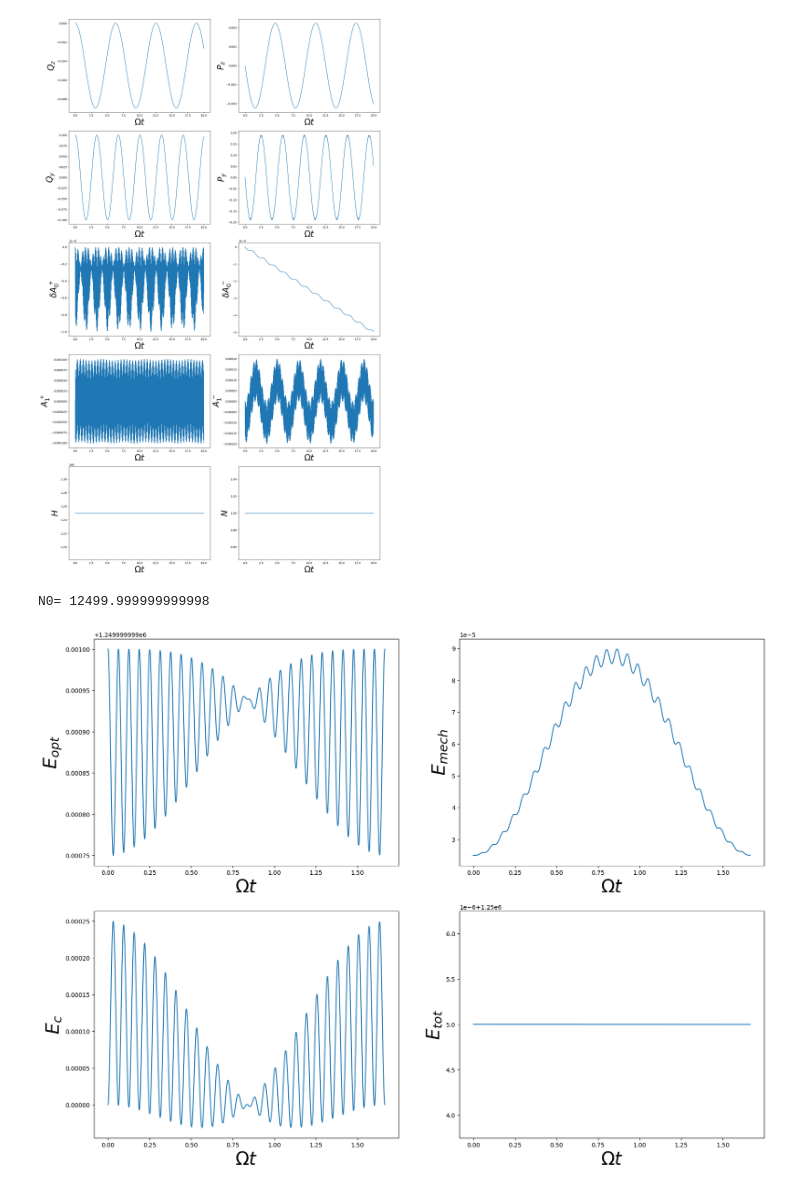
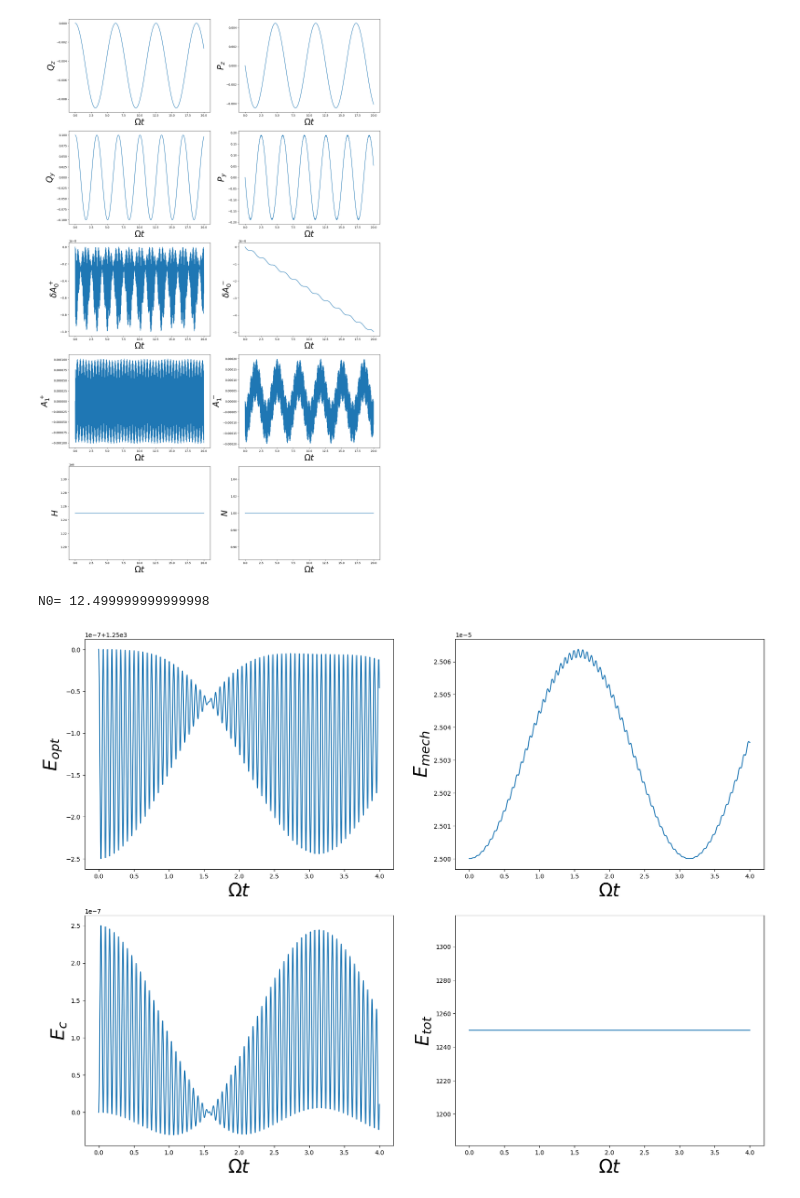
Before and after one commit to Satyamjha2/Optomechanics, a Jupyter notebook: new_model_plots.ipynb, the cells around one changed output. Saved outputs shown, nothing was run; the diff lists cells and outputs as text; code cells hidden in the pictures.

```diff
--- a/new_model_plots.ipynb
+++ b/new_model_plots.ipynb
@@ -58,8 +58,8 @@ plt.show()
 N0= 1.2499999999999997e+22
 [figure]
 # %%
-tf=1e1
-P_c=0.1 ############### CRITICAL parameter
+tf=4e0
+P_c=0.01 ############### CRITICAL parameter
 g_y=1e-1
 N0=(P_c*del_omega)**3/(8*g_y**2)
 print("N0=",N0)
@@ -69,33 +69,33 @@ file="real_stable_P_c={0}_g_y={1}_tf={2}".format(P_c,g_y,tf)
 
 data = np.load(folder+file+".npz")
 sol=data['sol']
 t=data['t']
 l=len(t)
 g_z1,g_y,del_omega,N0=data['param']
 
 # q_z,p_z,q_y,p_y,A0_p,A0_m,A1_p,A1_m=sol
 # sigma_m=2*(A1_p*A0_m-A1_m*(A0_p+1))
 # E_opt=del_omega*((1+A0_p)**2+A0_m**2)+0*N0*omega_1
 # E_mech=(q_z**2+q_y**2+p_y**2+p_z**2)/4
 # E_c=q_z*N0*g_z1*(A1_p**2+A1_m**2)/2+g_y*q_y*sigma_m/2
 E_opt=sol[8]
 E_mech=sol[9]
 E_c=sol[10]
 
 
 E_tot=E_opt+E_mech+E_c
 E=[E_opt,E_mech,E_c,E_tot]
 title='$g_y={0}\Omega  \: ; \: N_0={1} \: ; \: P_c={2}$'.format(g_y,N0,P_c)
 label_list=["$E_{opt}$","$E_{mech}$","$E_{c}$","$E_{tot}$"]
 fig, axs = plt.subplots(2, 2,figsize=(20,15))
 
 for i in range(4):
-    axs[i//2,i%2].plot(t[:l//6],E[i][:l//6])
+    axs[i//2,i%2].plot(t,E[i])
     axs[i//2,i%2].set_ylabel(label_list[i],fontsize=30)
     axs[i//2,i%2].set_xlabel('$\Omega  t$',fontsize=30)
 #     axs[i//2,i%2].legend(fontsize=12)
 # fig.suptitle("$\\lambda={0} \: ; \:  \\nu={1} \: ; \: P_c={2}$".format(np.round(lam,2),np.round(nu,2),P_c),fontsize=30)
 plt.show()
 # %% [output]
-N0= 12499.999999999998
+N0= 12.499999999999998
-[figure, old version]
+[figure, new version]
```
Also changed, not shown: parts of 5 cells of this notebook.
